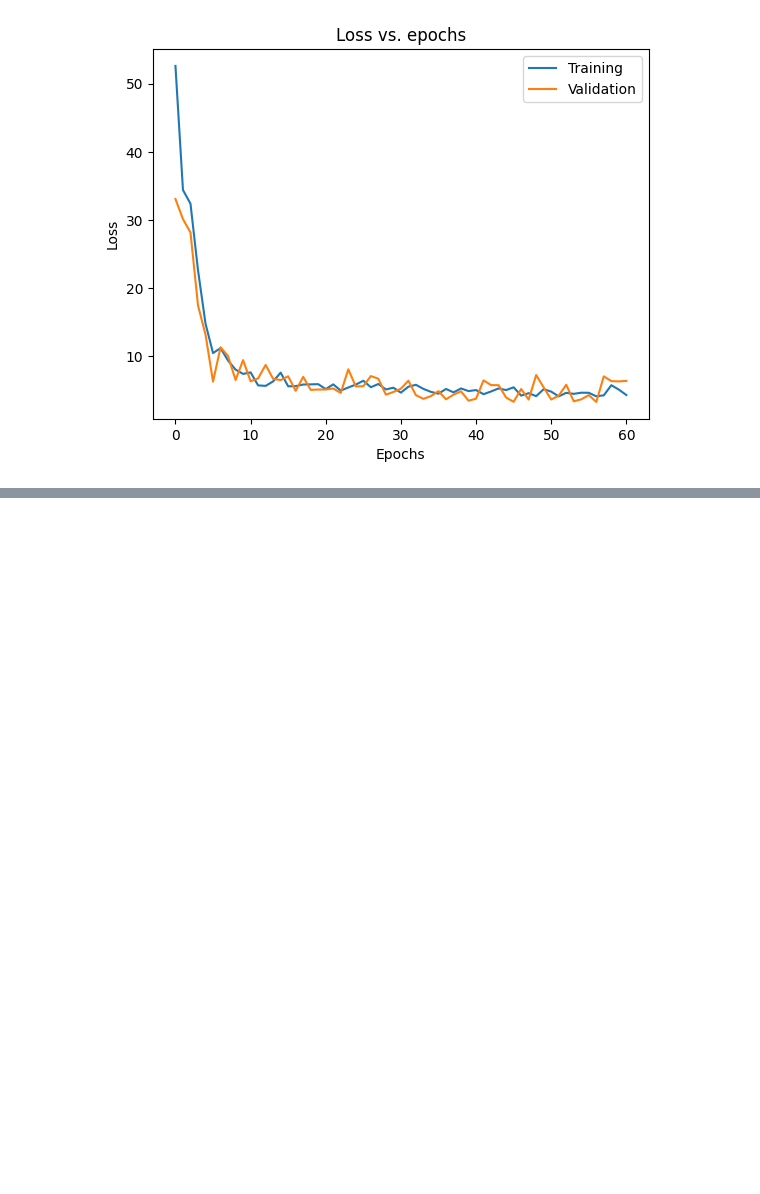
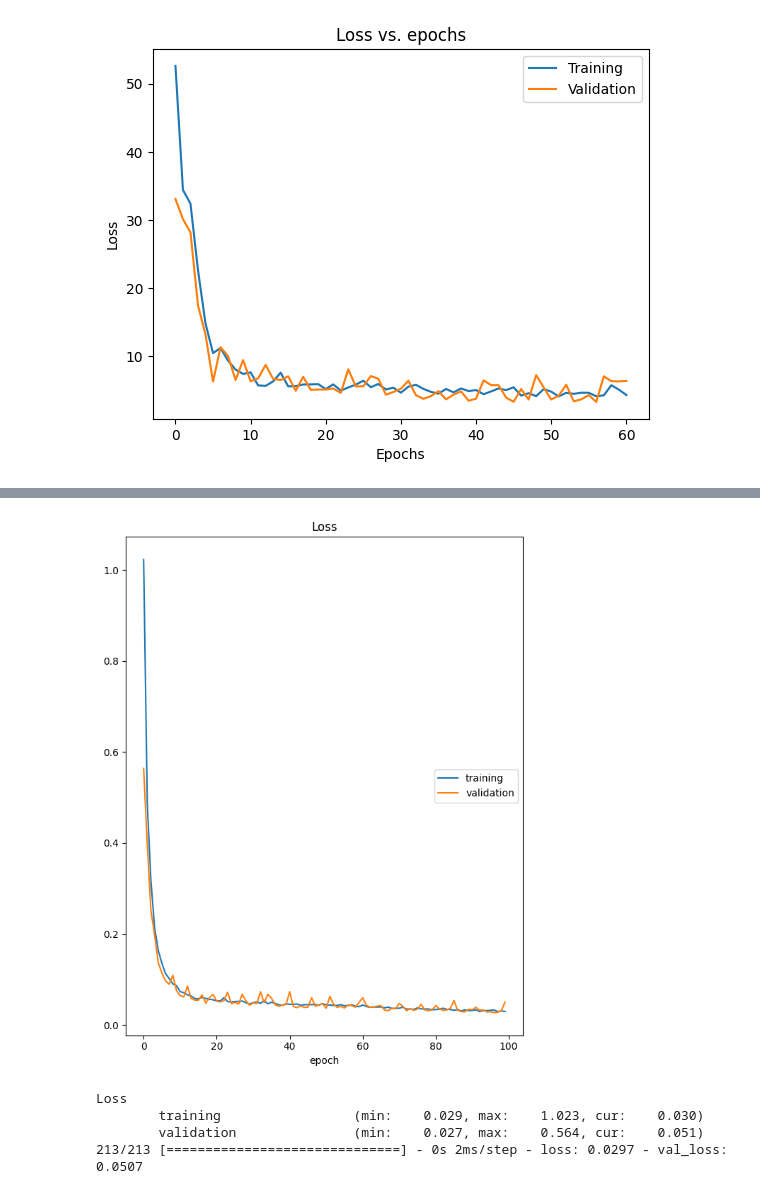
Before and after one commit to AbdallahAmrBeedo/Inverse_kinematics_learning_model, a Jupyter notebook: model_train.ipynb, the cells around one changed output, grey strips where cells are left out. Saved outputs shown, nothing was run; the diff lists cells and outputs as text; code cells hidden in the pictures; blank space fills up the shorter version.

Commit message:
update-models

```diff
--- a/model_train.ipynb
+++ b/model_train.ipynb
@@ -388,3 +388,7 @@ plt.legend(['Training', 'Validation'], loc='upper right')
 plt.show()
 # %% [output]
 [figure]
+# %%
+# loading csv dataset for manipulator
+df = pd.read_csv(f"data/manipulator_dataset.csv", index_col=False)
+df
@@ -390,0 +422,27 @@ plt.show()
+# %%
+# clean, normalize, and split data
+feat_mean = np.mean(features, axis=0)
+feat_std = np.std(features, axis=0)
+lab_mean = np.mean(labels, axis=0)
+lab_std = np.std(labels, axis=0)
+
+# labels = labels * 180/3.14
+
+train_data, test_data, train_targets, test_targets = train_test_split(features, labels, test_size=0.2)
+# %%
+# build the model
+def get_model(wd, rate):
+    model = Sequential([
+        Dense(10, activation = 'relu', input_shape = (train_data.shape[1],)),
+        Dense(20, activation = 'relu'),
+        Dense(80, activation = 'relu'),
+        Dense(20, activation = 'relu'),
+        Dense(10, activation = 'relu'),
+        Dense(train_targets.shape[1])
+    ])
+    return model
+
+model = get_model(1e-3, 0.2)
+
+# Print the model summary
+model.summary()
@@ -390,0 +467,15 @@ plt.show()
+# %%
+# Define the early stopping object
+early_stopping = EarlyStopping(monitor='val_loss', min_delta=0.001, patience=15, mode='min')
+
+# Compile the model
+model.compile(optimizer='adam', loss='mae')
+
+# Train the model, with some of the data reserved for validation
+history = model.fit(train_data, train_targets, epochs=100, batch_size=128, validation_split=0.15, verbose=True, callbacks=[PlotLossesKeras()])
+# %% [output]
+[figure, added]
+Loss
+        training                 (min:    0.029, max:    1.023, cur:    0.030)
+        validation               (min:    0.027, max:    0.564, cur:    0.051)
+213/213 [==============================] - 0s 2ms/step - loss: 0.0297 - val_loss: 0.0507
```
Also changed, not shown: parts of 8 cells of this notebook, 11 other files.
